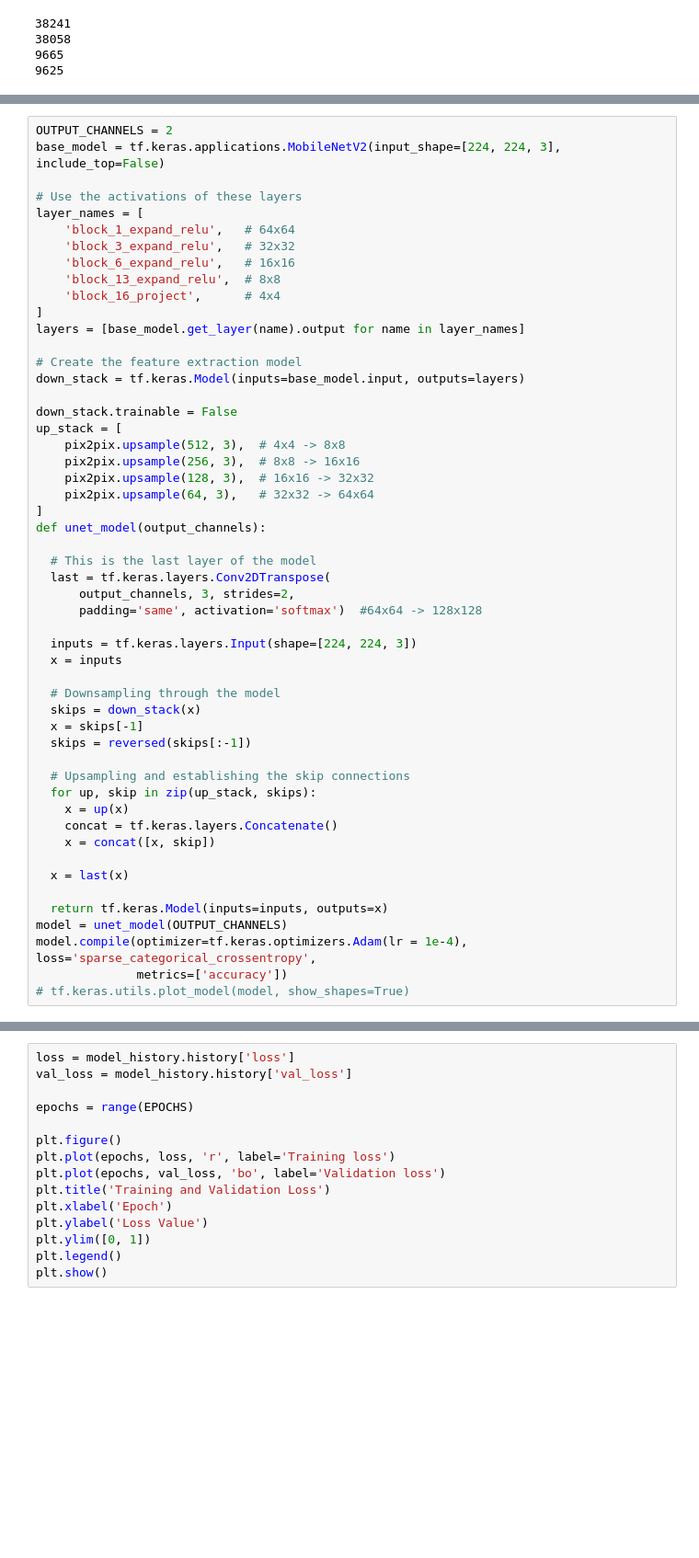
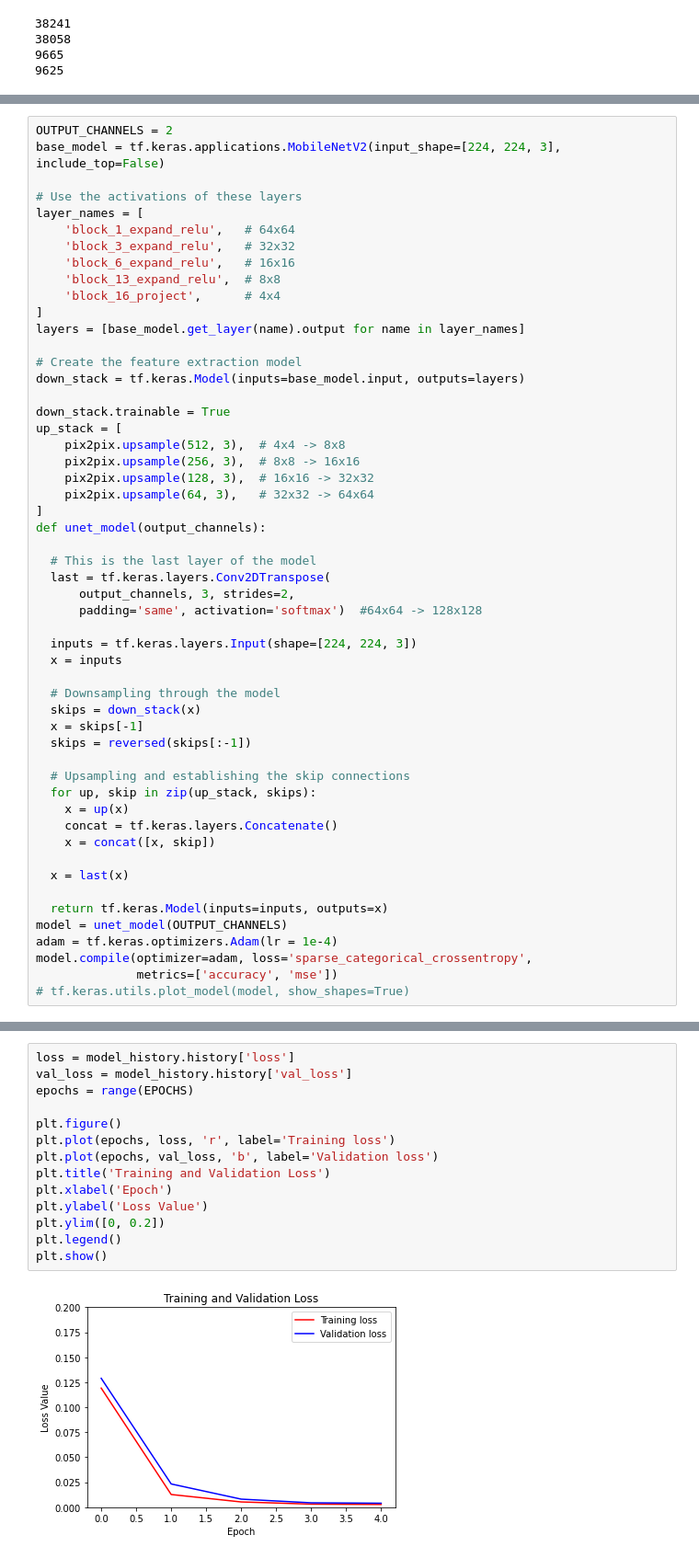
Before and after one commit to vardanagarwal/SIH, a Jupyter notebook: Segmentation_unet_cluster_0.ipynb, the cells around one changed output, grey strips where cells are left out. Shown at 92% size. Drawn from its saved outputs; the diff is of its cells as text; blank space fills up the shorter version.

```diff
--- a/Segmentation_unet_cluster_0.ipynb
+++ b/Segmentation_unet_cluster_0.ipynb
@@ -190,7 +157,7 @@ layers = [base_model.get_layer(name).output for name in layer_names]
 # Create the feature extraction model
 down_stack = tf.keras.Model(inputs=base_model.input, outputs=layers)
 
-down_stack.trainable = False
+down_stack.trainable = True
 up_stack = [
     pix2pix.upsample(512, 3),  # 4x4 -> 8x8
     pix2pix.upsample(256, 3),  # 8x8 -> 16x16
@@ -222,6 +189,7 @@ def unet_model(output_channels):
 
   return tf.keras.Model(inputs=inputs, outputs=x)
 model = unet_model(OUTPUT_CHANNELS)
-model.compile(optimizer=tf.keras.optimizers.Adam(lr = 1e-4), loss='sparse_categorical_crossentropy',
-              metrics=['accuracy'])
+adam = tf.keras.optimizers.Adam(lr = 1e-4)
+model.compile(optimizer=adam, loss='sparse_categorical_crossentropy',
+              metrics=['accuracy', 'mse'])
 # tf.keras.utils.plot_model(model, show_shapes=True)
@@ -267,15 +291,16 @@ Epoch 1/20
 # %%
 loss = model_history.history['loss']
 val_loss = model_history.history['val_loss']
-
 epochs = range(EPOCHS)
 
 plt.figure()
 plt.plot(epochs, loss, 'r', label='Training loss')
-plt.plot(epochs, val_loss, 'bo', label='Validation loss')
+plt.plot(epochs, val_loss, 'b', label='Validation loss')
 plt.title('Training and Validation Loss')
 plt.xlabel('Epoch')
 plt.ylabel('Loss Value')
-plt.ylim([0, 1])
+plt.ylim([0, 0.2])
 plt.legend()
 plt.show()
+# %% [output]
+[figure, added]
```
Also changed, not shown: parts of 20 cells of this notebook.
